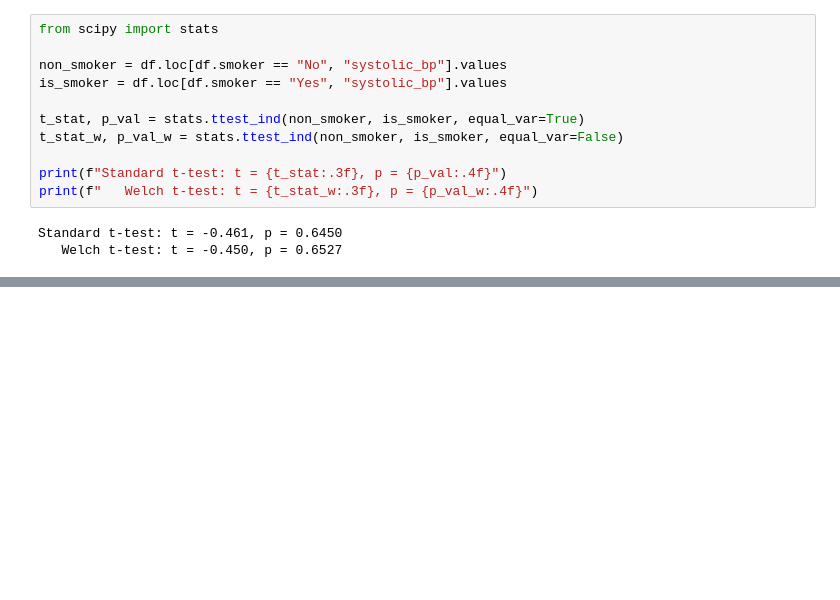
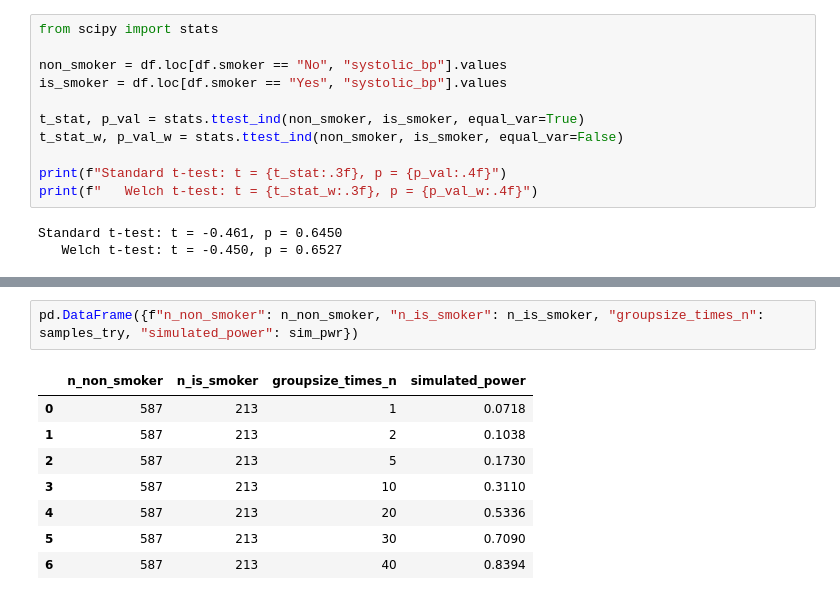
Before and after one commit to elinwahlgren/Halsostudie, a Jupyter notebook: report.ipynb, the cells around one changed output, grey strips where cells are left out. Cells and saved outputs as stored; diff of their text form; blank space fills up the shorter version.

```diff
--- a/report.ipynb
+++ b/report.ipynb
@@ -279,0 +312,11 @@ Det finns ingen betydande skillnad i blodtryck mellan rökare och icke rökare.
+# %%
+pd.DataFrame({f"n_non_smoker": n_non_smoker, "n_is_smoker": n_is_smoker, "groupsize_times_n": samples_try, "simulated_power": sim_pwr})
+# %% [output]
+|  | n_non_smoker | n_is_smoker | groupsize_times_n | simulated_power |
+| 0 | 587 | 213 | 1 | 0.0718 |
+| 1 | 587 | 213 | 2 | 0.1038 |
+| 2 | 587 | 213 | 5 | 0.1730 |
+| 3 | 587 | 213 | 10 | 0.3110 |
+| 4 | 587 | 213 | 20 | 0.5336 |
+| 5 | 587 | 213 | 30 | 0.7090 |
+| 6 | 587 | 213 | 40 | 0.8394 |
```
Also changed, not shown: parts of 8 cells of this notebook.
